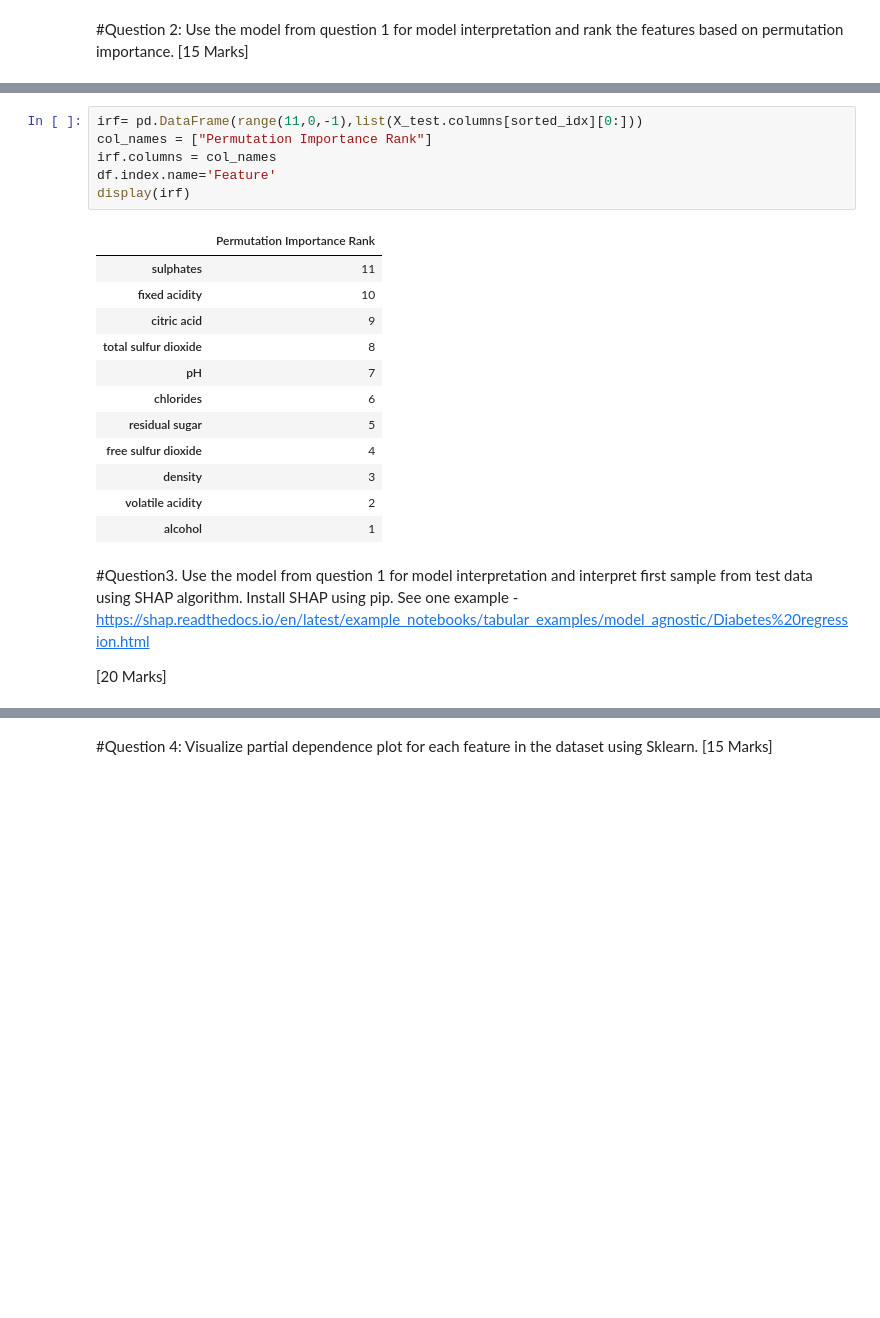
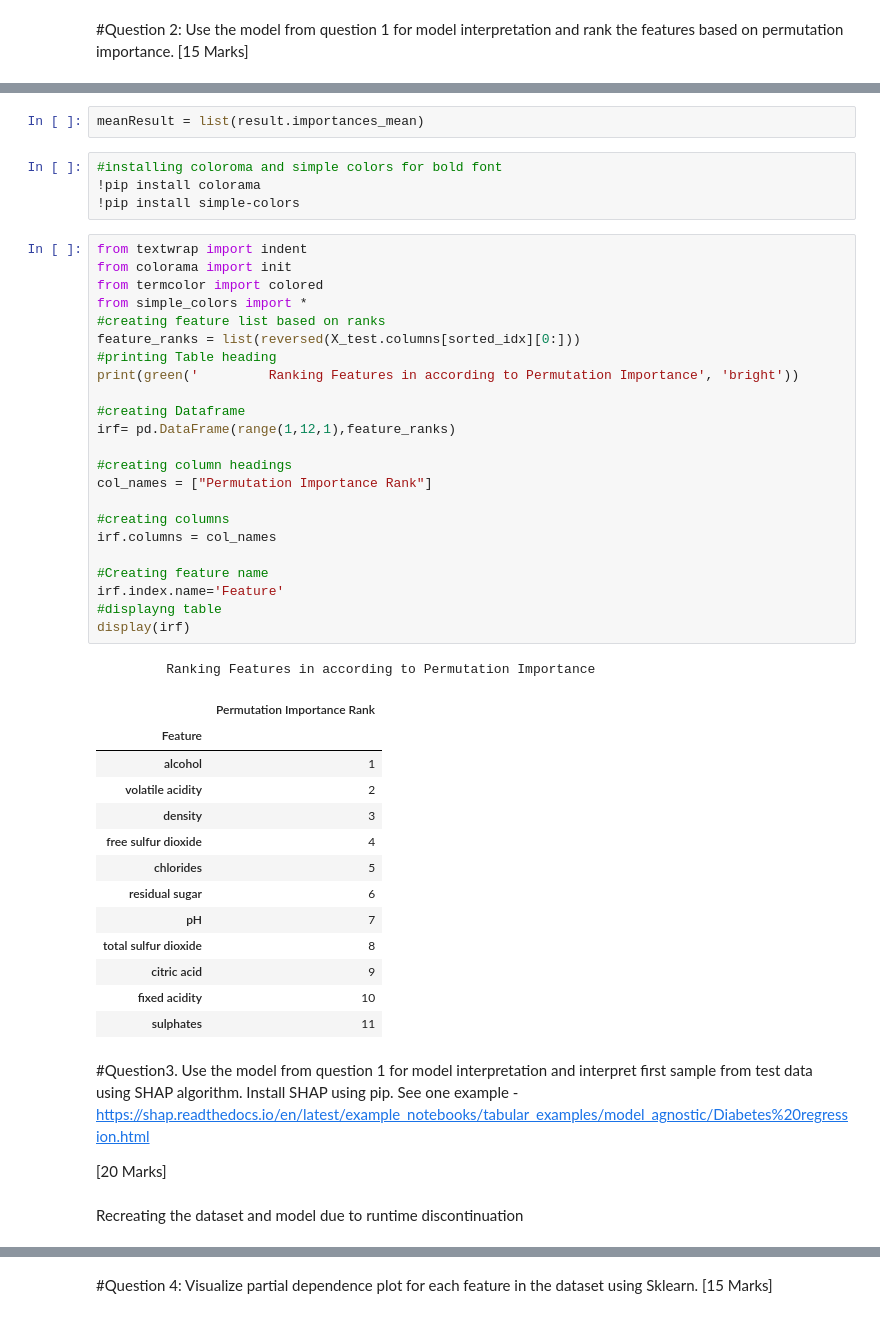
Before and after one commit to Sauravhuskie/680---assignment-2, a Jupyter notebook: CSCI_680_Assignment_5.ipynb, the cells around one changed output, grey strips where cells are left out. Saved outputs shown, nothing was run; the diff lists cells and outputs as text; blank space fills up the shorter version.

```diff
--- a/CSCI_680_Assignment_5.ipynb
+++ b/CSCI_680_Assignment_5.ipynb
@@ -151,25 +170,52 @@ plt.show()
-# %%
-irf= pd.DataFrame(range(11,0,-1),list(X_test.columns[sorted_idx][0:]))
-col_names = ["Permutation Importance Rank"]
-irf.columns = col_names
-df.index.name='Feature'
-display(irf)
-# %% [output]
-|  | Permutation Importance Rank |
-| sulphates | 11 |
-| fixed acidity | 10 |
-| citric acid | 9 |
-| total sulfur dioxide | 8 |
-| pH | 7 |
-| chlorides | 6 |
-| residual sugar | 5 |
-| free sulfur dioxide | 4 |
-| density | 3 |
-| volatile acidity | 2 |
-| alcohol | 1 |
+# %%
+meanResult = list(result.importances_mean)
+# %%
+#installing coloroma and simple colors for bold font
+!pip install colorama
+!pip install simple-colors
+# %%
+from textwrap import indent
+from colorama import init
+from termcolor import colored
+from simple_colors import *
+#creating feature list based on ranks
+feature_ranks = list(reversed(X_test.columns[sorted_idx][0:]))
+#printing Table heading
+print(green('         Ranking Features in according to Permutation Importance', 'bright'))
+
+#creating Dataframe
+irf= pd.DataFrame(range(1,12,1),feature_ranks)
+
+#creating column headings
+col_names = ["Permutation Importance Rank"]
+
+#creating columns
+irf.columns = col_names
+
+#Creating feature name
+irf.index.name='Feature'
+#displayng table
+display(irf)
+# %% [output]
+         Ranking Features in according to Permutation Importance
+|  | Permutation Importance Rank |
+| Feature |  |
+| alcohol | 1 |
+| volatile acidity | 2 |
+| density | 3 |
+| free sulfur dioxide | 4 |
+| chlorides | 5 |
+| residual sugar | 6 |
+| pH | 7 |
+| total sulfur dioxide | 8 |
+| citric acid | 9 |
+| fixed acidity | 10 |
+| sulphates | 11 |
 # %% [markdown]
 #Question3. Use the model from question 1 for model interpretation and interpret first sample from test data using SHAP algorithm. Install SHAP using pip. See one example -
 https://shap.readthedocs.io/en/latest/example_notebooks/tabular_examples/model_agnostic/Diabetes%20regression.html
 
 [20 Marks]
+# %% [markdown]
+Recreating the dataset and model due to runtime discontinuation
 # %%
```
Also changed, not shown: parts of 36 cells of this notebook.
